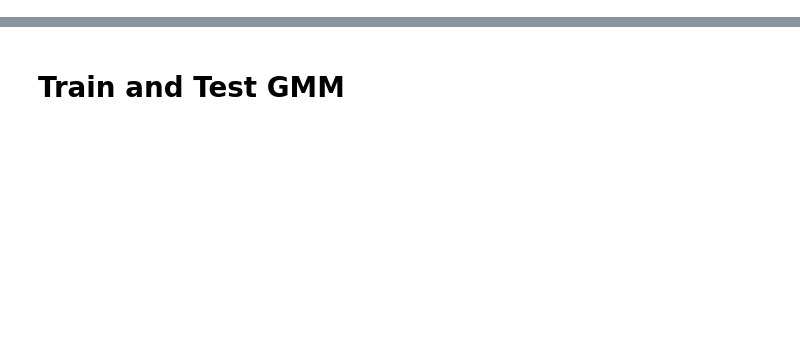
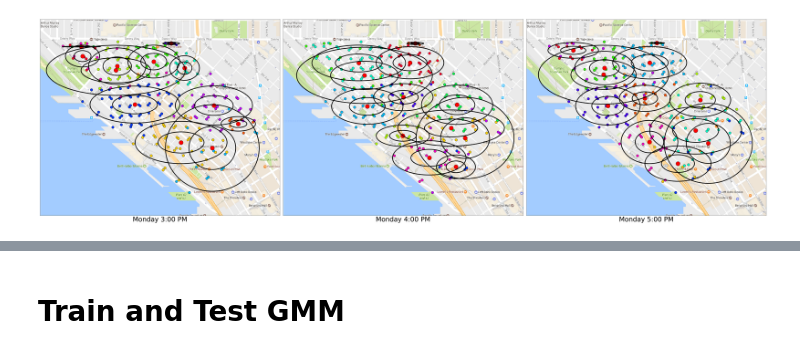
Before and after one commit to fiezt/spatial-data-analysis, a Jupyter notebook: code/locational_demand.ipynb, the cells around one changed output, grey strips where cells are left out. Drawn from its saved outputs; the diff is of its cells as text; code cells hidden in the pictures; blank space fills up the shorter version.

Commit message:
clean up figure functions

```diff
--- a/code/locational_demand.ipynb
+++ b/code/locational_demand.ipynb
@@ -196 +28,6 @@ test_labels
+# %%
+time = 7
+time1 = 8
+time2 = 9
+loads = avg_loads
 # %%
@@ -202,4 +35,8 @@ avg_loads.mean(axis=1).reshape((-1,1))
 # %%
-fig, ax = figure_functions.spatial_heterogeneity(loads=avg_loads, time=1,
-                                                 N=N, fig_path=fig_path)
+fig, ax = figure_functions.mixture_plot(loads=loads, gps_loc=gps_loc,
+                                        times=[7,8,9], N=N, fig_path=fig_path,
+                                        shape=(1,3), num_comps=12, filename='friday_6pm_gmm.png',
+                                        title='')
 plt.show()
+# %% [output]
+[figure, added]
```
Also changed, not shown: parts of 30 cells of this notebook, 32 other files.
